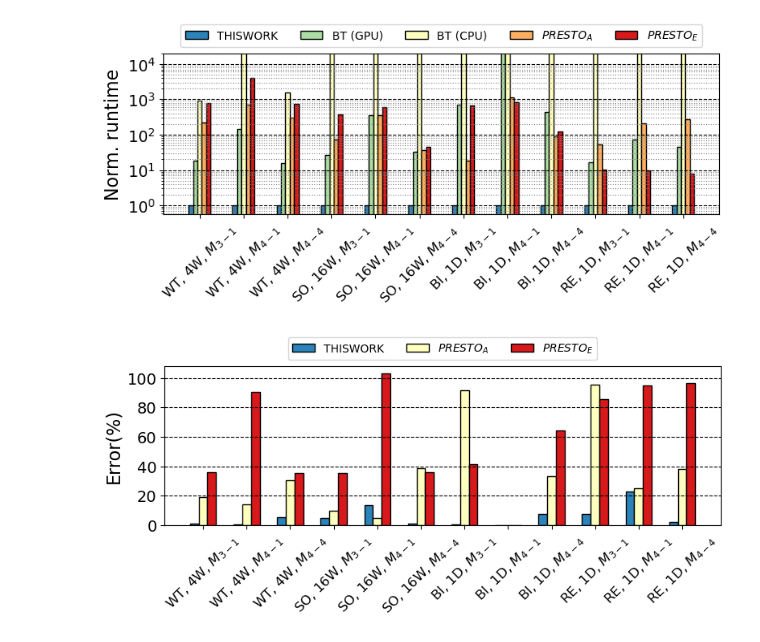
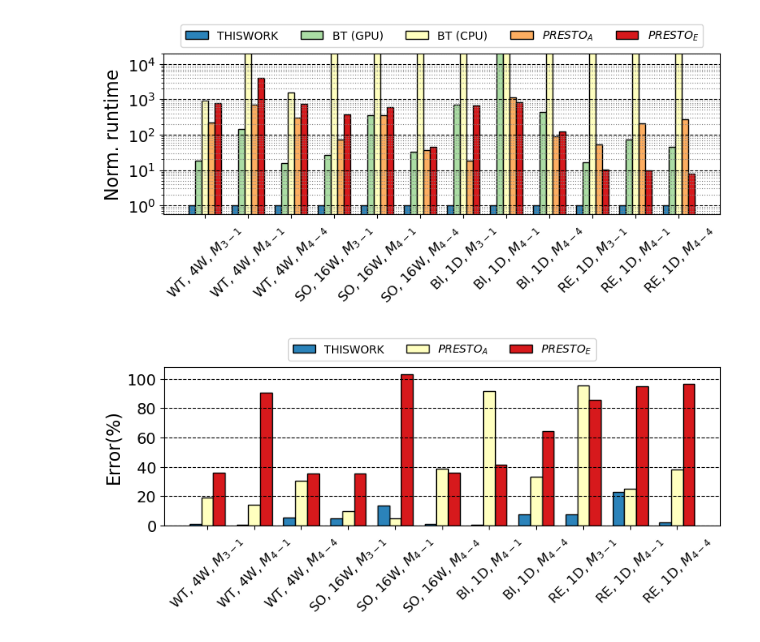
Before and after one commit to pyjhzwh/MultiGraphTemporalMotifMining, a Jupyter notebook: plot/plot_runtime.ipynb, the cells around one changed output. Drawn from its saved outputs; the diff is of its cells as text; code cells hidden in the pictures.

```diff
--- a/plot/plot_runtime.ipynb
+++ b/plot/plot_runtime.ipynb
@@ -13,9 +13,9 @@ runtime = np.array(runtime)
 # %%
 plt.figure(figsize=(8,4))
 
-width=0.1
+width=0.15
 x = np.arange(runtime.shape[1]) # 10
-offset = [-0.2, -0.1, 0, 0.1, 0.2]
+offset = [-0.3, -0.15, 0, 0.15, 0.3]
 colors = ["#d7191c"
 ,"#fdae61"
 ,"#ffffbf"
@@ -42,54 +42,54 @@ plt.legend(ncol=5, loc='upper center', bbox_to_anchor=(0., 1.108, 1., .105))
 plt.grid(axis='y', which='minor', ls=':', color='grey')
 plt.grid(axis='y', which='major', ls='--', color='black')
 
-# plt.title("Noramlized runtime over TEACUPS.")
+# plt.title("Noramlized runtime over STEMMING.")
 
 plt.tight_layout()
 plt.savefig("figs/runtime_overview.pdf")
 # %% [output]
-[figure, old version]
+[figure, new version]
 # %%
 error = [
-    [1.17, 0.49, 5.54, 4.77, 13.47, 0.97, 0.31, 0, 7.84, 7.78, 22.67, 2.41], # our
-    [18.87, 14.28, 30.30, 9.75, 4.97, 38.71, 91.52, 0, 32.99, 95.30, 25.13, 38.26], # PRESTO-A
-    [36.18, 90.48, 35.41, 35.41, 102.95, 35.96, 41.19, 0, 64.52, 85.45, 94.83, 96.38], # PRESTO-E
+    [1.17, 0.49, 5.54, 4.77, 13.47, 0.97, 0.31, 7.84, 7.78, 22.67, 2.41], # our
+    [18.87, 14.28, 30.30, 9.75, 4.97, 38.71, 91.52, 32.99, 95.30, 25.13, 38.26], # PRESTO-A
+    [36.18, 90.48, 35.41, 35.41, 102.95, 35.96, 41.19, 64.52, 85.45, 94.83, 96.38], # PRESTO-E
 ]
 
 error = np.array(error)
 # %%
 plt.figure(figsize=(8,4))
 
-width=0.2
+width=0.25
 x = np.arange(error.shape[1]) # 10
-offset = [-0.2, 0, 0.2]
+offset = [-0.25, 0, 0.25]
 colors = ["#d7191c"
 ,"#fdae61"
 ,"#ffffbf"
 ,"#abdda4"
 ,"#2b83ba"][::-2]
 algo = ["THISWORK", r"$PRESTO_A$", r"$PRESTO_E$"]
 xticks = [
     r"WT, 4W, $M_{3-1}$", r"WT, 4W, $M_{4-1}$", r"WT, 4W, $M_{4-4}$",
     r"SO, 16W, $M_{3-1}$", r"SO, 16W, $M_{4-1}$", r"SO, 16W, $M_{4-4}$",
-    r"BI, 1D, $M_{3-1}$", r"BI, 1D, $M_{4-1}$", r"BI, 1D, $M_{4-4}$",
+    r"BI, 1D, $M_{4-1}$", r"BI, 1D, $M_{4-4}$",
     r"RE, 1D, $M_{3-1}$", r"RE, 1D, $M_{4-1}$", r"RE, 1D, $M_{4-4}$",
     ]
 for i in range(error.shape[0]): # 5
     plt.bar(x+offset[i], error[i], width=width, label=algo[i], edgecolor = "black", color=colors[i])
 
 plt.xticks(x, xticks, rotation=45, fontsize=12)
 plt.ylabel("Error(%)", fontsize=16)
 plt.yticks(fontsize=14)
 # plt.yscale("log")
 # plt.ylim(0, 2e4)
 # plt.legend()
 plt.legend(ncol=5, loc='upper center', bbox_to_anchor=(0., 1.108, 1., .105))
 plt.grid(axis='y', which='minor', ls=':', color='grey')
 plt.grid(axis='y', which='major', ls='--', color='black')
 
-# plt.title("Noramlized runtime over TEACUPS.")
+# plt.title("Noramlized runtime over STEMMING.")
 
 plt.tight_layout()
 plt.savefig("figs/error_overview.pdf")
 # %% [output]
-[figure, old version]
+[figure, new version]
```
Also changed, not shown: 3 other files.
